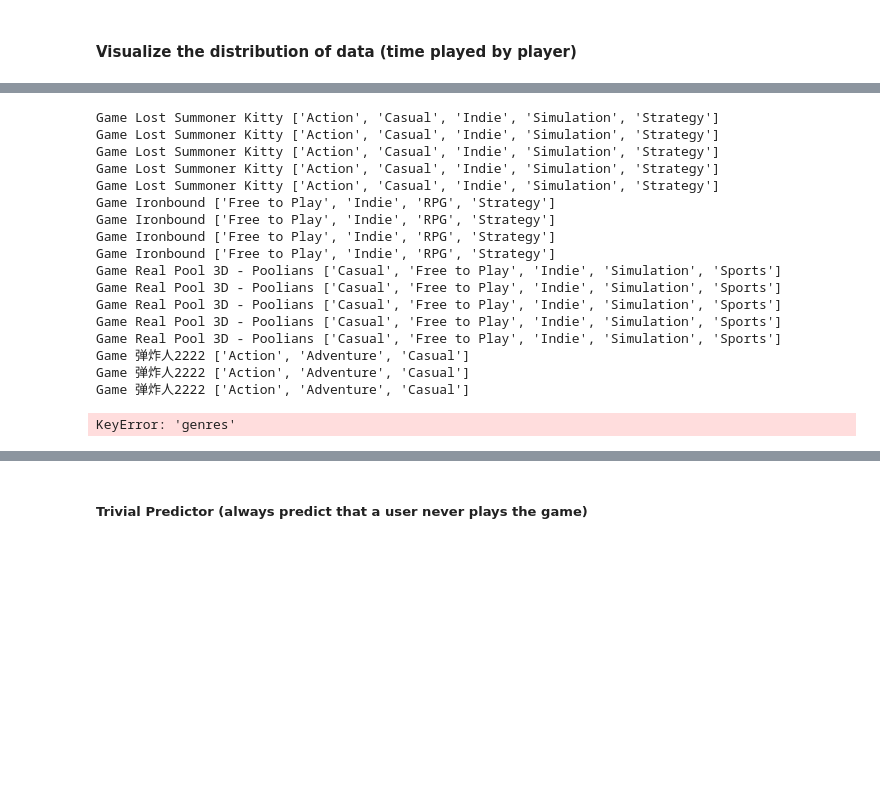
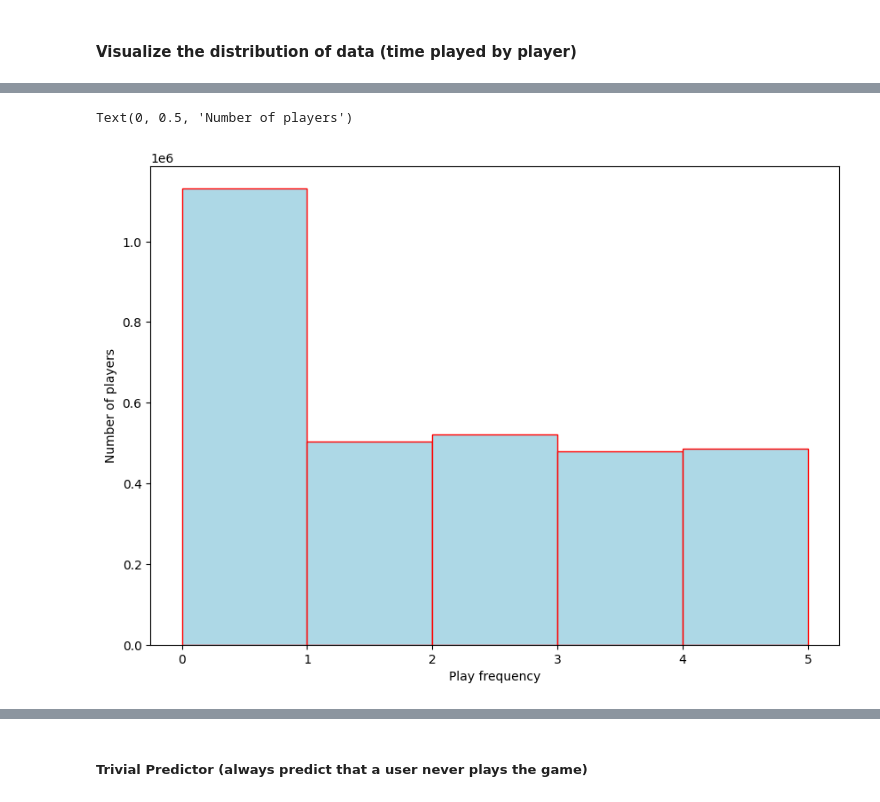
Before and after one commit to zhubzy/proj2158, a Jupyter notebook: test.ipynb, the cells around one changed output, grey strips where cells are left out. Cells and saved outputs as stored; diff of their text form; code cells hidden in the pictures; blank space fills up the shorter version.

```diff
--- a/test.ipynb
+++ b/test.ipynb
@@ -150,32 +176,26 @@ Text(0, 0.5, 'Number of players')
+# %%
+trainX, trainY = prep_data(users_items_train)
+valX, valY = prep_data(users_items_validation)
+testX, testY = prep_data(users_items_test)
+a = np.array(trainY)
+plot, ax= plt.subplots(figsize =(10, 7))
+threshold = []
+for i in range(0,6,1):
+    threshold.append(i)
+plt.hist(a, bins=threshold,color = "lightblue", ec="red")
+ax.set_xlabel("Play frequency")
+ax.set_ylabel("Number of players")
+# %% [output]
+Text(0, 0.5, 'Number of players')
+[figure, added]
 # %%
 timesPerGameMean = {}
 timesPerGameMedian = {}
-timesPerCategory = {}
+timesPerCategory = defaultdict(list)
 for game in times_per_game:
     timesPerGameMean[game] = np.mean(times_per_game[game])
     timesPerGameMedian[game] = np.median(times_per_game[game])
-    for g in games:
-        if('genres' in games[g]):
-            genres = games[g]['genres']
-        gameName = games[g]['app_name']
+    if(game in games and 'genres' in games[game]):
+        genres = games[game]['genres']
         for gameCategory in genres:
-            print(f'Game {gameName} {genres} ')
+            timesPerCategory[gameCategory] += times_per_game[game]
-# %% [output]
-Game Lost Summoner Kitty ['Action', 'Casual', 'Indie', 'Simulation', 'Strategy']
-Game Lost Summoner Kitty ['Action', 'Casual', 'Indie', 'Simulation', 'Strategy']
-Game Lost Summoner Kitty ['Action', 'Casual', 'Indie', 'Simulation', 'Strategy']
-Game Lost Summoner Kitty ['Action', 'Casual', 'Indie', 'Simulation', 'Strategy']
-Game Lost Summoner Kitty ['Action', 'Casual', 'Indie', 'Simulation', 'Strategy']
-Game Ironbound ['Free to Play', 'Indie', 'RPG', 'Strategy']
-Game Ironbound ['Free to Play', 'Indie', 'RPG', 'Strategy']
-Game Ironbound ['Free to Play', 'Indie', 'RPG', 'Strategy']
-Game Ironbound ['Free to Play', 'Indie', 'RPG', 'Strategy']
-Game Real Pool 3D - Poolians ['Casual', 'Free to Play', 'Indie', 'Simulation', 'Sports']
-Game Real Pool 3D - Poolians ['Casual', 'Free to Play', 'Indie', 'Simulation', 'Sports']
-Game Real Pool 3D - Poolians ['Casual', 'Free to Play', 'Indie', 'Simulation', 'Sports']
-Game Real Pool 3D - Poolians ['Casual', 'Free to Play', 'Indie', 'Simulation', 'Sports']
-Game Real Pool 3D - Poolians ['Casual', 'Free to Play', 'Indie', 'Simulation', 'Sports']
-Game 弹炸人2222 ['Action', 'Adventure', 'Casual']
-Game 弹炸人2222 ['Action', 'Adventure', 'Casual']
-Game 弹炸人2222 ['Action', 'Adventure', 'Casual']
-KeyError: 'genres'
```
Also changed, not shown: parts of 36 cells of this notebook, 4 other files.
